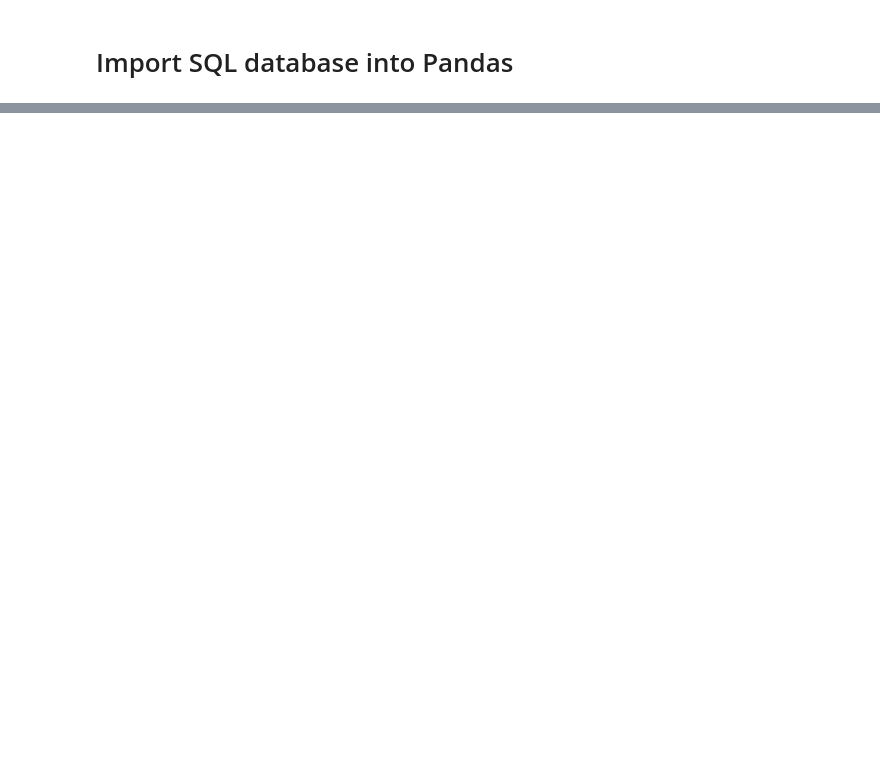
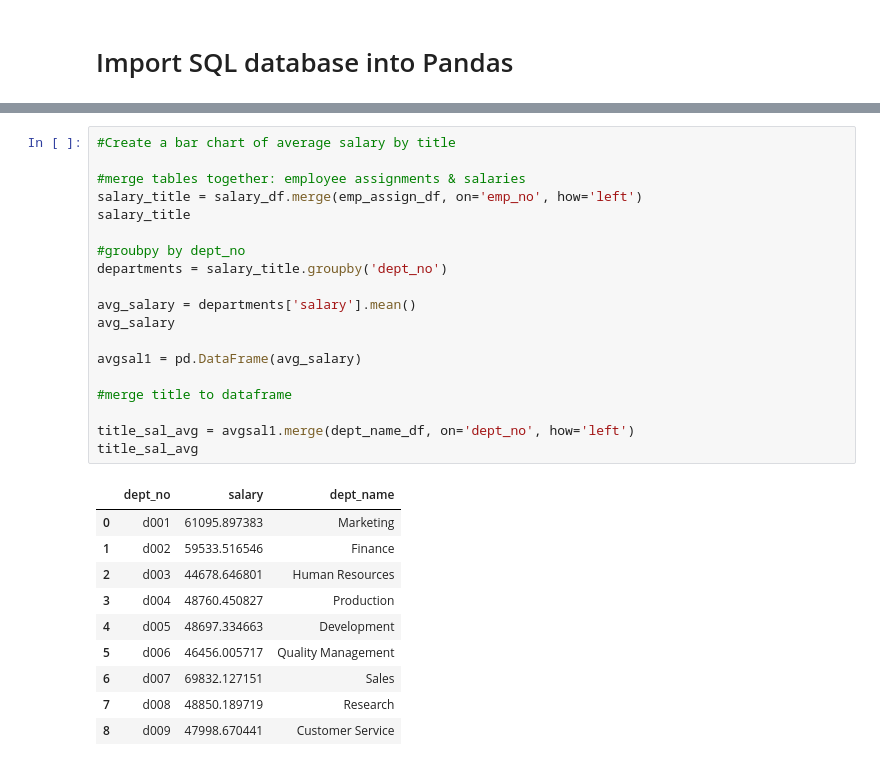
Before and after one commit to debrawu/sql-challenge, a Jupyter notebook: EmployeeSQL/SQL BONUS.ipynb, the cells around one changed output, grey strips where cells are left out. Drawn from its saved outputs; the diff is of its cells as text; blank space fills up the shorter version.

```diff
--- a/EmployeeSQL/SQL BONUS.ipynb
+++ b/EmployeeSQL/SQL BONUS.ipynb
@@ -10,0 +83,30 @@ ModuleNotFoundError: No module named 'psycopg2'
+# %%
+#Create a bar chart of average salary by title
+
+#merge tables together: employee assignments & salaries
+salary_title = salary_df.merge(emp_assign_df, on='emp_no', how='left')
+salary_title
+
+#groubpy by dept_no
+departments = salary_title.groupby('dept_no')
+
+avg_salary = departments['salary'].mean()
+avg_salary
+
+avgsal1 = pd.DataFrame(avg_salary)
+
+#merge title to dataframe
+
+title_sal_avg = avgsal1.merge(dept_name_df, on='dept_no', how='left')
+title_sal_avg
+# %% [output]
+|  | dept_no | salary | dept_name |
+| 0 | d001 | 61095.897383 | Marketing |
+| 1 | d002 | 59533.516546 | Finance |
+| 2 | d003 | 44678.646801 | Human Resources |
+| 3 | d004 | 48760.450827 | Production |
+| 4 | d005 | 48697.334663 | Development |
+| 5 | d006 | 46456.005717 | Quality Management |
+| 6 | d007 | 69832.127151 | Sales |
+| 7 | d008 | 48850.189719 | Research |
+| 8 | d009 | 47998.670441 | Customer Service |
```
Also changed, not shown: parts of 10 cells of this notebook, 9 other files.
